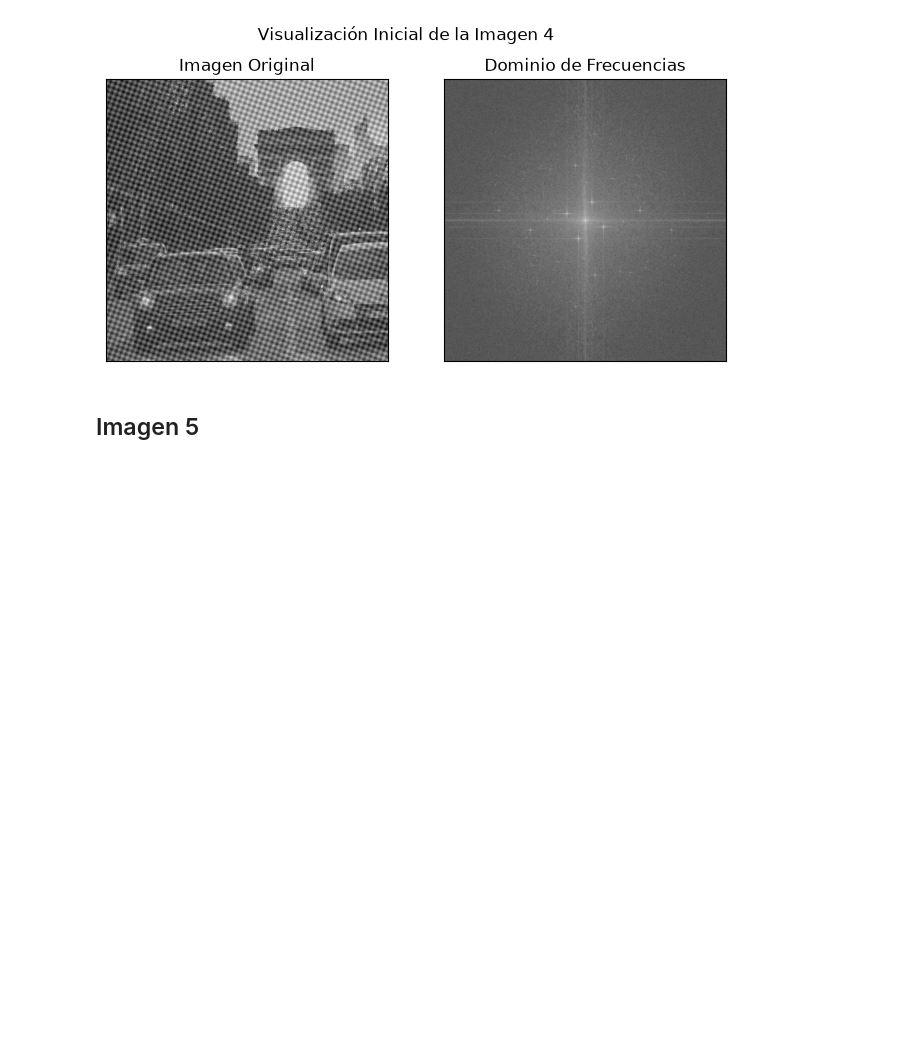
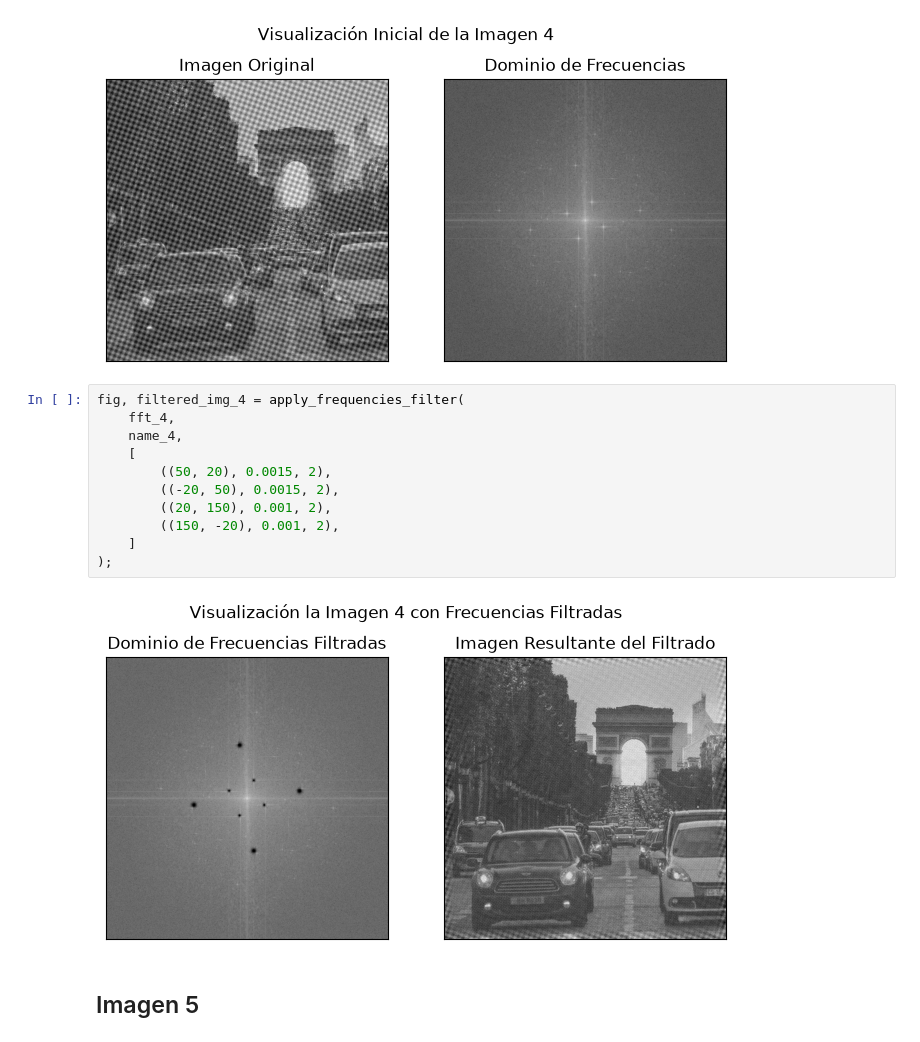
Before and after one commit to alexisuaguilaru/ProcDigImg, a Jupyter notebook: Proy04/proyecto.ipynb, the cells around one changed output. Drawn from its saved outputs; the diff is of its cells as text; blank space fills up the shorter version.

```diff
--- a/Proy04/proyecto.ipynb
+++ b/Proy04/proyecto.ipynb
@@ -316,6 +342,19 @@ fft_4 = ffts[idx]
 initial_description(img_4, fft_4, name_4);
 # %% [output]
 [figure]
+# %%
+fig, filtered_img_4 = apply_frequencies_filter(
+    fft_4,
+    name_4,
+    [
+        ((50, 20), 0.0015, 2),
+        ((-20, 50), 0.0015, 2),
+        ((20, 150), 0.001, 2),
+        ((150, -20), 0.001, 2),
+    ]
+);
+# %% [output]
+[figure, added]
 # %% [markdown]
 ## Imagen 5
 # %%
```
Also changed, not shown: parts of 3 cells of this notebook, 15 other files.
